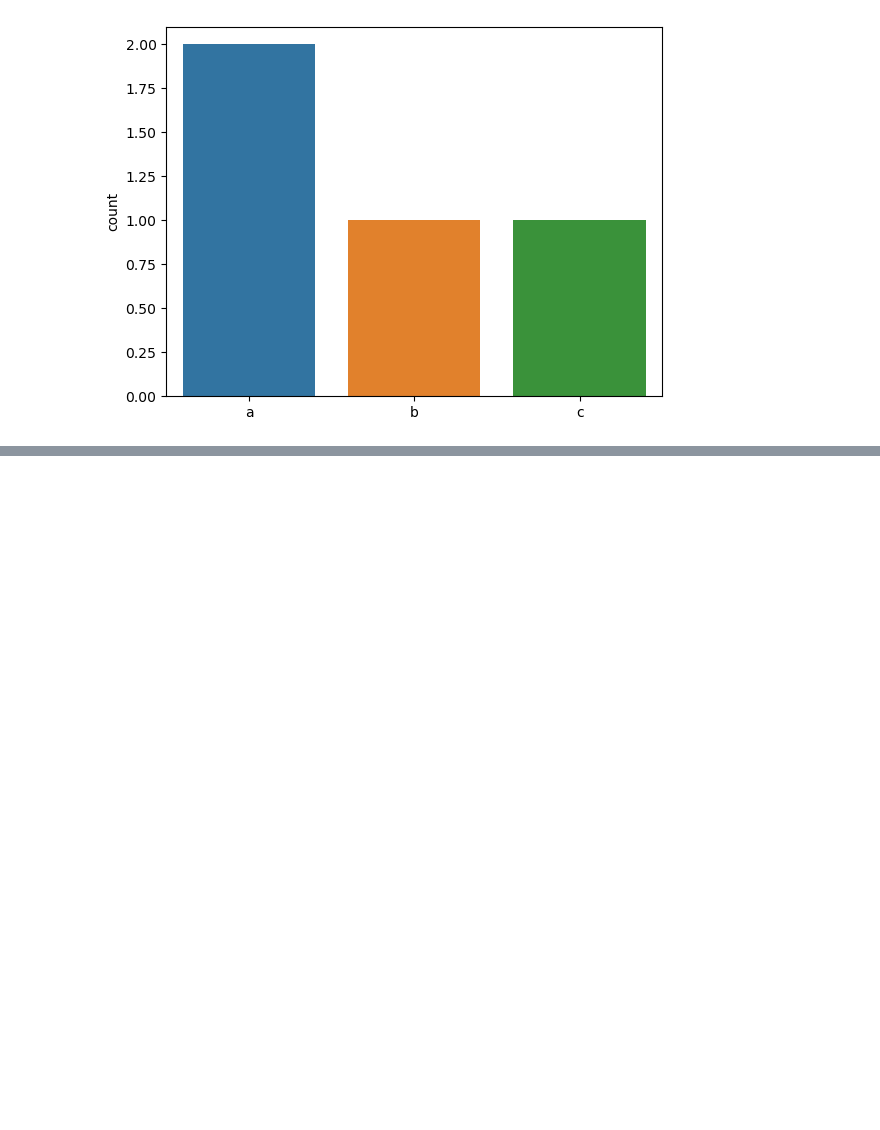
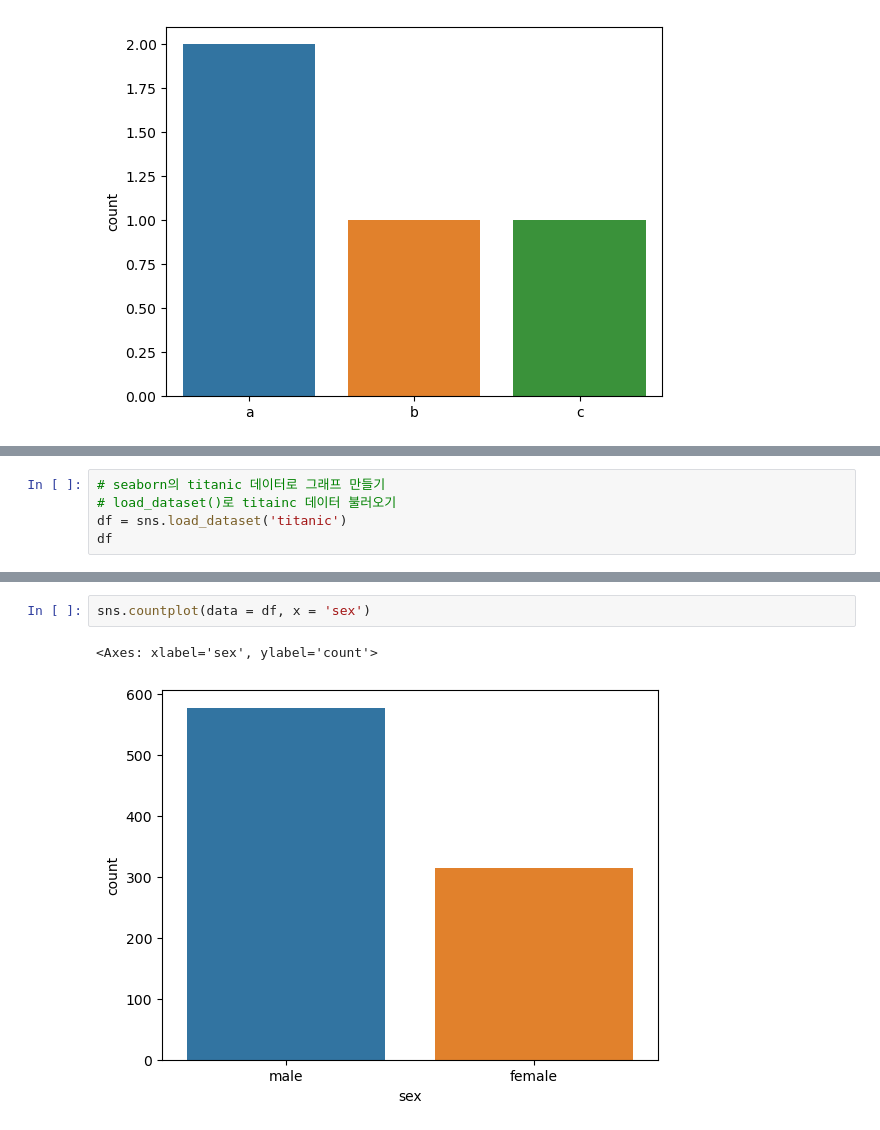
Before and after one commit to CHYIJE/kit_bigtata, a Jupyter notebook: src/chapter03.ipynb, the cells around one changed output, grey strips where cells are left out. Cells and saved outputs as stored; diff of their text form; blank space fills up the shorter version.

```diff
--- a/src/chapter03.ipynb
+++ b/src/chapter03.ipynb
@@ -152,0 +159,5 @@ seaborn.countplot(x = var)
+# %%
+# seaborn의 titanic 데이터로 그래프 만들기
+# load_dataset()로 titainc 데이터 불러오기
+df = sns.load_dataset('titanic')
+df
@@ -152,0 +178,5 @@ seaborn.countplot(x = var)
+# %%
+sns.countplot(data = df, x = 'sex')
+# %% [output]
+<Axes: xlabel='sex', ylabel='count'>
+[figure, added]
```
Also changed, not shown: parts of 5 cells of this notebook.
